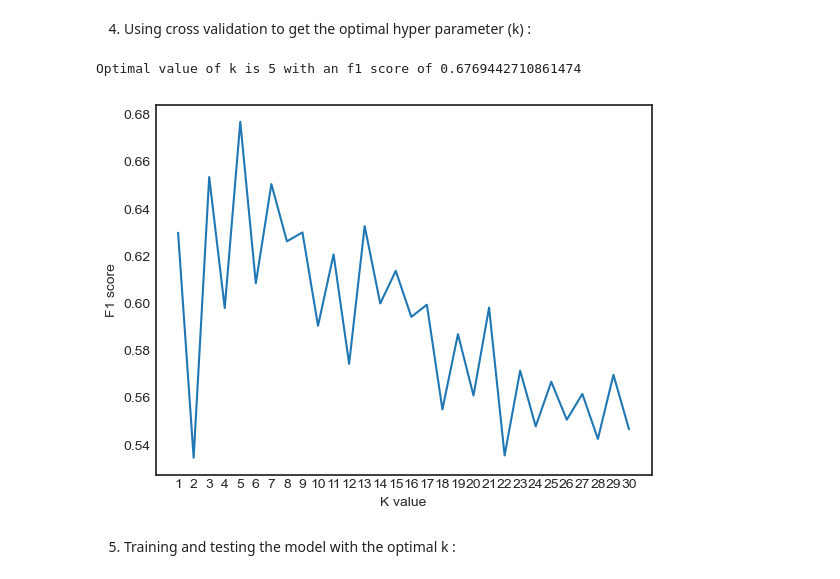
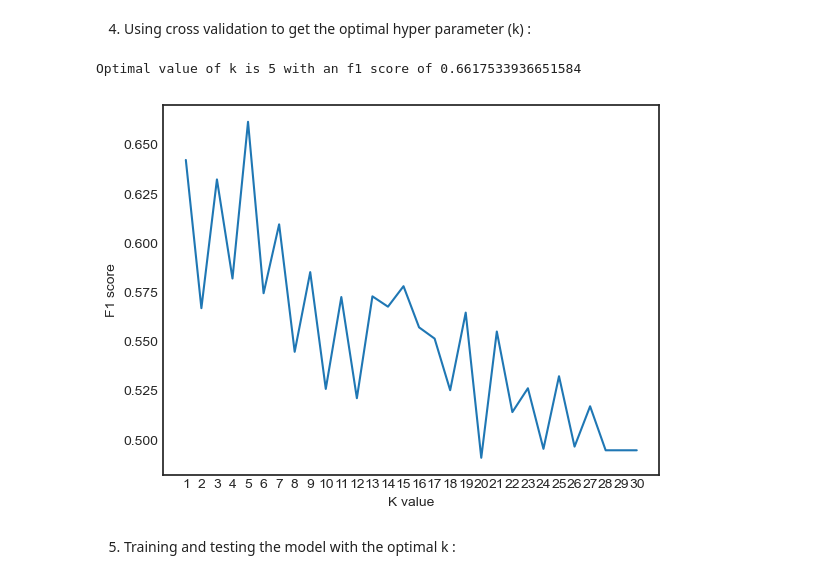
Before and after one commit to AmgadShrief/ML-Project, a Jupyter notebook: KNN.ipynb, the cells around one changed output. Saved outputs shown, nothing was run; the diff lists cells and outputs as text; code cells hidden in the pictures.

```diff
--- a/KNN.ipynb
+++ b/KNN.ipynb
@@ -31,7 +32,7 @@ print(y.shape)
 # %% [markdown]
 3. Splitting into training and testing :
 # %%
-x_train,x_test,y_train,y_test = train_test_split(X,y,random_state=0,test_size=0.2)
+x_train,x_test,y_train,y_test = train_test_split(X,y,random_state=22,test_size=0.2,stratify=y)
 print(x_train.shape)
 print(x_test.shape)
 # %% [output]
@@ -42,21 +43,21 @@ print(x_test.shape)
 # %%
 scores = []
 for k in range(1,31):
-    knn = KNeighborsClassifier(n_neighbors= k)
-    foldsScores = cross_val_score(knn,X,y,cv = 10,scoring='f1')
+    knn = KNeighborsClassifier(n_neighbors = k)
+    foldsScores = cross_val_score(knn,x_train,y_train,cv = 10,scoring='f1')
     scores.append(foldsScores.mean())
 
 best_f1 = max(scores)
 optimal_k = scores.index(best_f1)+1
 print("Optimal value of k is {} with an f1 score of {}".format(optimal_k, best_f1))
 plt.plot(range(1,31),scores)
 plt.xlabel("K value")
 plt.ylabel("F1 score")
 plt.xticks(np.arange(1,31))
 plt.show()
 # %% [output]
-Optimal value of k is 5 with an f1 score of 0.6769442710861474
+Optimal value of k is 5 with an f1 score of 0.6617533936651584
-[figure, old version]
+[figure, new version]
 # %% [markdown]
 5) Training and testing the model with the optimal k :
 # %%
```
Also changed, not shown: parts of 3 cells of this notebook.
